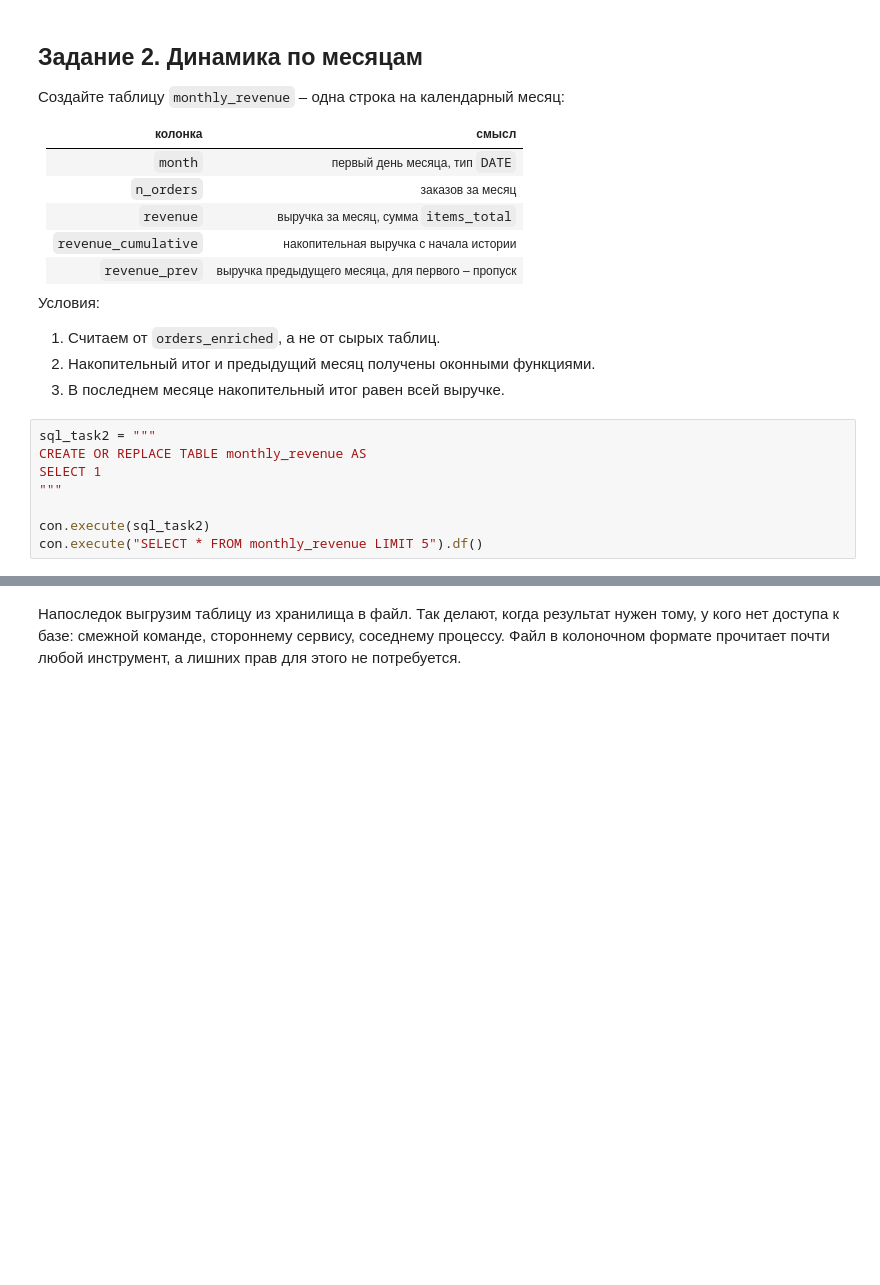
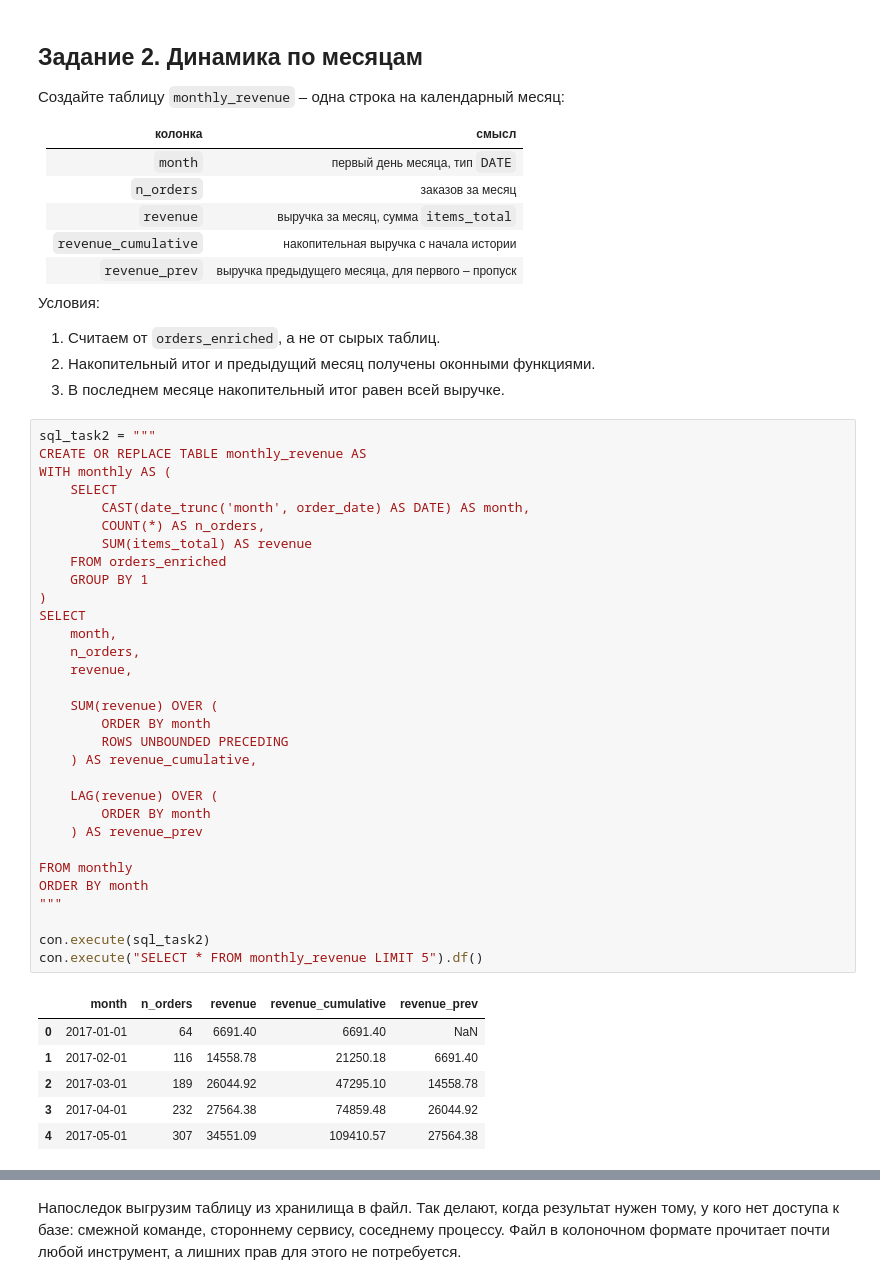
Before and after one commit to ilichppshka/AI-Data-Engineering, a Jupyter notebook: notebooks/02_storage_sql.ipynb, the cells around one changed output, grey strips where cells are left out. Cells and saved outputs as stored; diff of their text form; blank space fills up the shorter version.

```diff
--- a/notebooks/02_storage_sql.ipynb
+++ b/notebooks/02_storage_sql.ipynb
@@ -424,10 +564,40 @@ check_task_1(con)
 # %%
 sql_task2 = """
 CREATE OR REPLACE TABLE monthly_revenue AS
-SELECT 1
+WITH monthly AS (
+    SELECT
+        CAST(date_trunc('month', order_date) AS DATE) AS month,
+        COUNT(*) AS n_orders,
+        SUM(items_total) AS revenue
+    FROM orders_enriched
+    GROUP BY 1
+)
+SELECT
+    month,
+    n_orders,
+    revenue,
+
+    SUM(revenue) OVER (
+        ORDER BY month
+        ROWS UNBOUNDED PRECEDING
+    ) AS revenue_cumulative,
+
+    LAG(revenue) OVER (
+        ORDER BY month
+    ) AS revenue_prev
+
+FROM monthly
+ORDER BY month
 """
 
 con.execute(sql_task2)
 con.execute("SELECT * FROM monthly_revenue LIMIT 5").df()
+# %% [output]
+|  | month | n_orders | revenue | revenue_cumulative | revenue_prev |
+| 0 | 2017-01-01 | 64 | 6691.40 | 6691.40 | NaN |
+| 1 | 2017-02-01 | 116 | 14558.78 | 21250.18 | 6691.40 |
+| 2 | 2017-03-01 | 189 | 26044.92 | 47295.10 | 14558.78 |
+| 3 | 2017-04-01 | 232 | 27564.38 | 74859.48 | 26044.92 |
+| 4 | 2017-05-01 | 307 | 34551.09 | 109410.57 | 27564.38 |
 # %%
 check_task_2(con, sql_task2)
```
Also changed, not shown: parts of 22 cells of this notebook.
